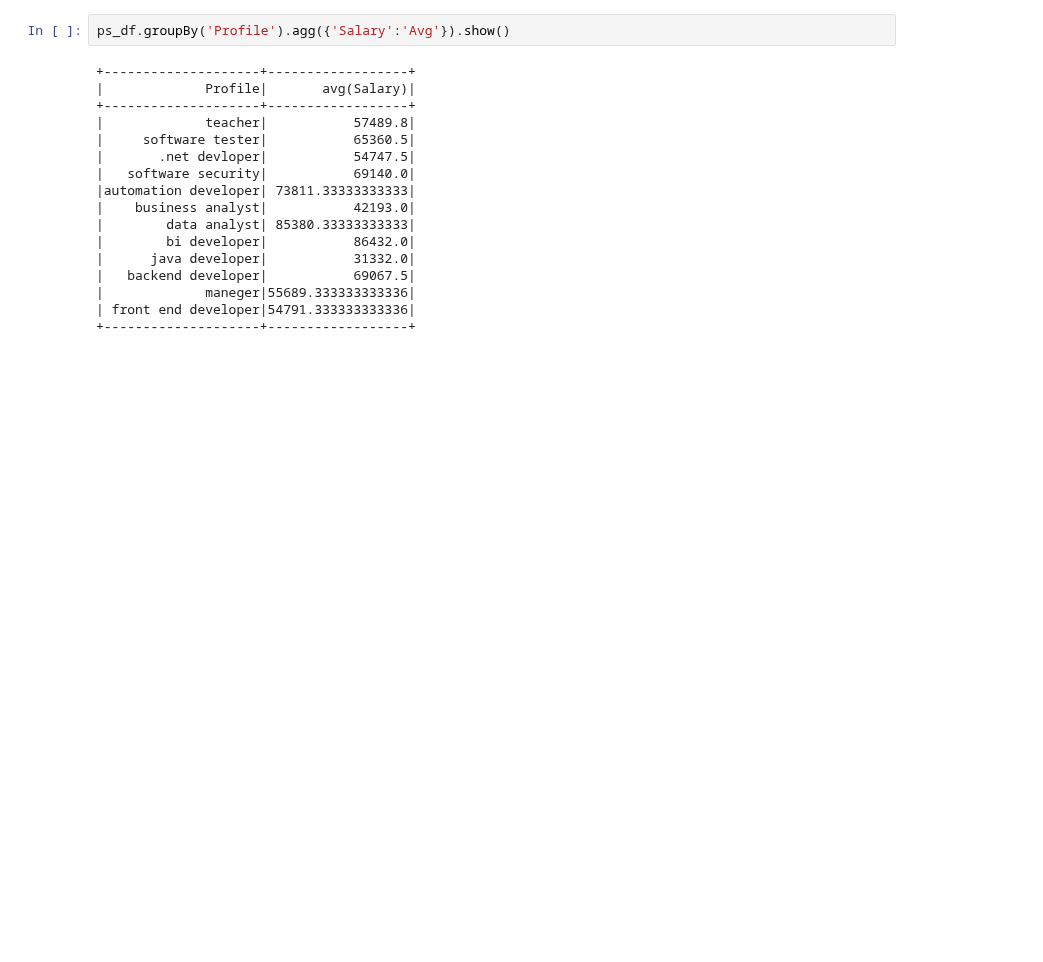
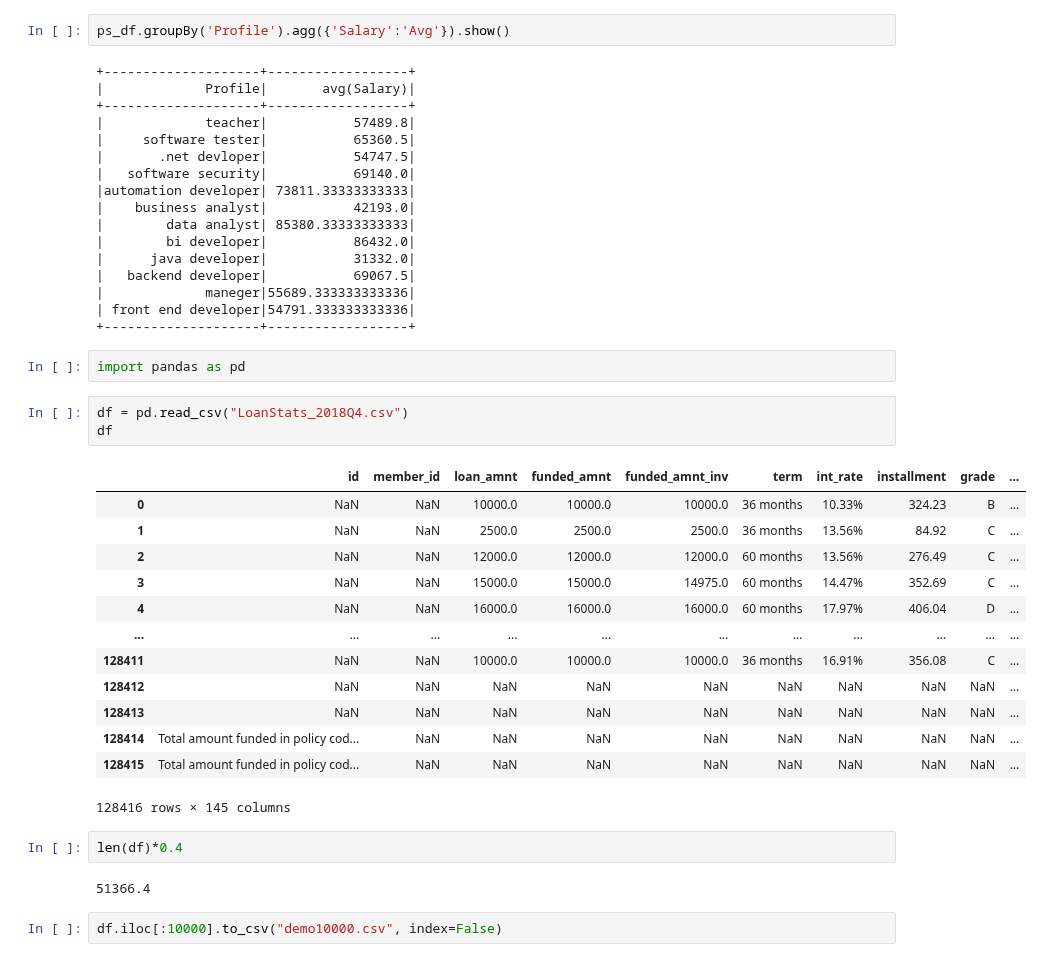
Before and after one commit to mungekarkiran/Basic_Python, a Jupyter notebook: Notes/03 Pyspark with Python/Pyspark With Python.ipynb, the cells around one changed output. Drawn from its saved outputs; the diff is of its cells as text; blank space fills up the shorter version.

```diff
--- a/Notes/03 Pyspark with Python/Pyspark With Python.ipynb
+++ b/Notes/03 Pyspark with Python/Pyspark With Python.ipynb
@@ -965,3 +965,28 @@ ps_df.groupBy('Profile').agg({'Salary':'Avg'}).show()
 |             maneger|55689.333333333336|
 | front end developer|54791.333333333336|
 +--------------------+------------------+
+# %%
+import pandas as pd
+# %%
+df = pd.read_csv("LoanStats_2018Q4.csv")
+df
+# %% [output]
+|  | id | member_id | loan_amnt | funded_amnt | funded_amnt_inv | term | int_rate | installment | grade | ... |
+| 0 | NaN | NaN | 10000.0 | 10000.0 | 10000.0 | 36 months | 10.33% | 324.23 | B | ... |
+| 1 | NaN | NaN | 2500.0 | 2500.0 | 2500.0 | 36 months | 13.56% | 84.92 | C | ... |
+| 2 | NaN | NaN | 12000.0 | 12000.0 | 12000.0 | 60 months | 13.56% | 276.49 | C | ... |
+| 3 | NaN | NaN | 15000.0 | 15000.0 | 14975.0 | 60 months | 14.47% | 352.69 | C | ... |
+| 4 | NaN | NaN | 16000.0 | 16000.0 | 16000.0 | 60 months | 17.97% | 406.04 | D | ... |
+| ... | ... | ... | ... | ... | ... | ... | ... | ... | ... | ... |
+| 128411 | NaN | NaN | 10000.0 | 10000.0 | 10000.0 | 36 months | 16.91% | 356.08 | C | ... |
+| 128412 | NaN | NaN | NaN | NaN | NaN | NaN | NaN | NaN | NaN | ... |
+| 128413 | NaN | NaN | NaN | NaN | NaN | NaN | NaN | NaN | NaN | ... |
+| 128414 | Total amount funded in policy cod... | NaN | NaN | NaN | NaN | NaN | NaN | NaN | NaN | ... |
+| 128415 | Total amount funded in policy cod... | NaN | NaN | NaN | NaN | NaN | NaN | NaN | NaN | ... |
+128416 rows × 145 columns
+# %%
+len(df)*0.4
+# %% [output]
+51366.4
+# %%
+df.iloc[:10000].to_csv("demo10000.csv", index=False)
```
